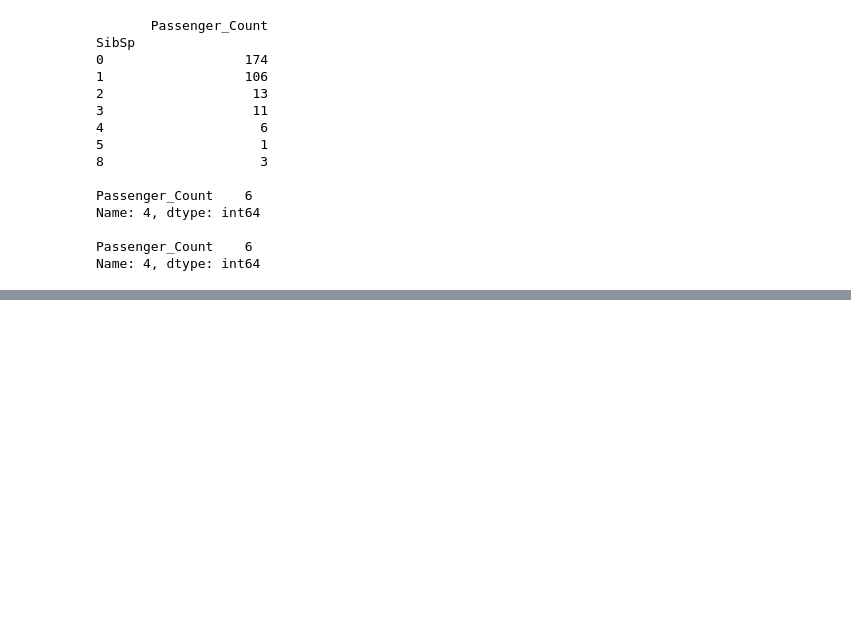
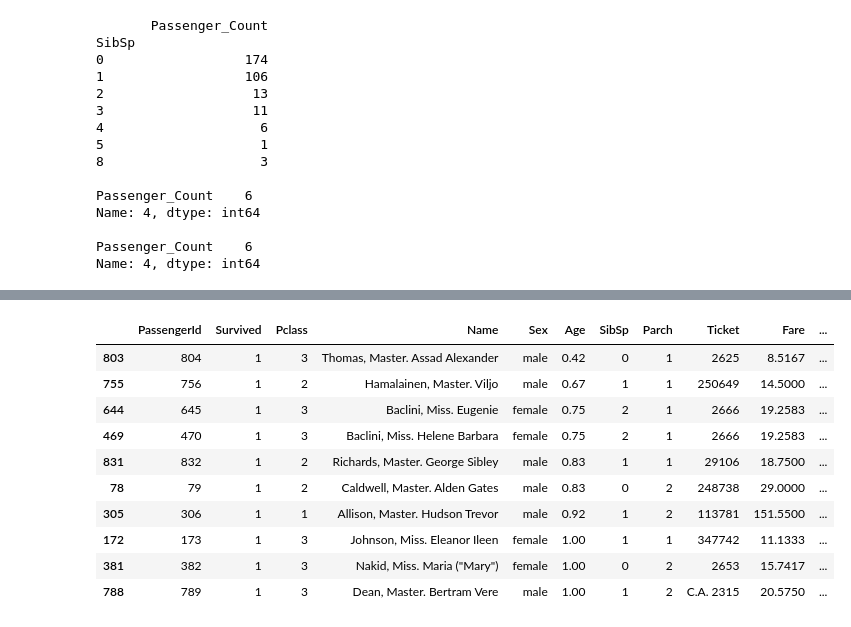
Before and after one commit to tejaspatilcz4873/Resources, a Jupyter notebook: Python/Python Notebooks/Pandas_practice.ipynb, the cells around one changed output, grey strips where cells are left out. Cells and saved outputs as stored; diff of their text form; code cells hidden in the pictures; blank space fills up the shorter version.

```diff
--- a/Python/Python Notebooks/Pandas_practice.ipynb
+++ b/Python/Python Notebooks/Pandas_practice.ipynb
@@ -603,0 +756,4 @@ Name: 4, dtype: int64
+# %%
+import pandas as pd
+
+df = pd.read_csv(r"C:\Users\Tejas Patil\Desktop\IT Learning\Growthschool\Python\Titanic\titanic.csv") #either use raw string directly or use file_path variable as argument to read_csv function
@@ -603,0 +863,3 @@ Name: 4, dtype: int64
+# %%
+# Asending sort by age
+df = df.sort_values(by = 'Age', axis = 0, ascending = True) # need to assign the result to same/different variable to make the change permanent
@@ -603,0 +900,17 @@ Name: 4, dtype: int64
+# %%
+# sorting by multiple columns
+df.sort_values(by = ['Age', 'Fare'], ascending = [True, True]).head(10)
+
+# default axis is 0(row)
+# %% [output]
+|  | PassengerId | Survived | Pclass | Name | Sex | Age | SibSp | Parch | Ticket | Fare | ... |
+| 803 | 804 | 1 | 3 | Thomas, Master. Assad Alexander | male | 0.42 | 0 | 1 | 2625 | 8.5167 | ... |
+| 755 | 756 | 1 | 2 | Hamalainen, Master. Viljo | male | 0.67 | 1 | 1 | 250649 | 14.5000 | ... |
+| 644 | 645 | 1 | 3 | Baclini, Miss. Eugenie | female | 0.75 | 2 | 1 | 2666 | 19.2583 | ... |
+| 469 | 470 | 1 | 3 | Baclini, Miss. Helene Barbara | female | 0.75 | 2 | 1 | 2666 | 19.2583 | ... |
+| 831 | 832 | 1 | 2 | Richards, Master. George Sibley | male | 0.83 | 1 | 1 | 29106 | 18.7500 | ... |
+| 78 | 79 | 1 | 2 | Caldwell, Master. Alden Gates | male | 0.83 | 0 | 2 | 248738 | 29.0000 | ... |
+| 305 | 306 | 1 | 1 | Allison, Master. Hudson Trevor | male | 0.92 | 1 | 2 | 113781 | 151.5500 | ... |
+| 172 | 173 | 1 | 3 | Johnson, Miss. Eleanor Ileen | female | 1.00 | 1 | 1 | 347742 | 11.1333 | ... |
+| 381 | 382 | 1 | 3 | Nakid, Miss. Maria ("Mary") | female | 1.00 | 0 | 2 | 2653 | 15.7417 | ... |
+| 788 | 789 | 1 | 3 | Dean, Master. Bertram Vere | male | 1.00 | 1 | 2 | C.A. 2315 | 20.5750 | ... |
```
Also changed, not shown: parts of 36 cells of this notebook.
